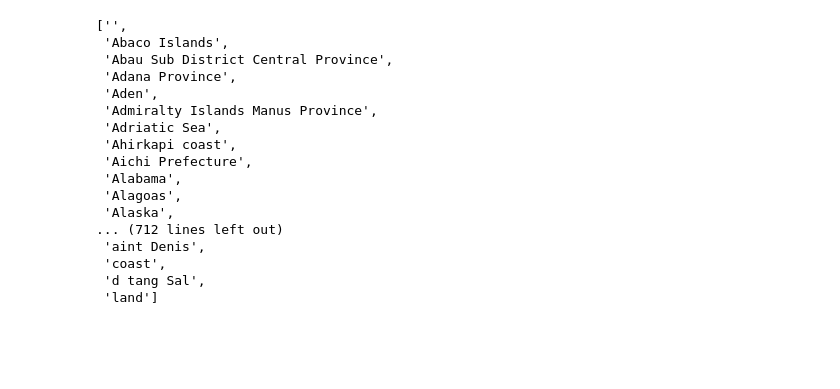
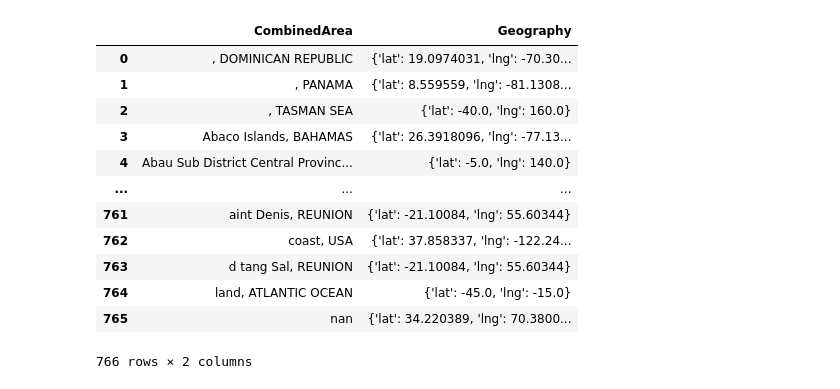
Before and after one commit to ajcipolle/sharkattack, a Jupyter notebook: speedCleaning.ipynb, the cells around one changed output. Cells and saved outputs as stored; diff of their text form; code cells hidden in the pictures; blank space fills up the shorter version.

```diff
--- a/speedCleaning.ipynb
+++ b/speedCleaning.ipynb
@@ -340,32 +339,18 @@ sharkAttacks = sharkAttacks.dropna(subset=['Area'])
 sharkAttacks['CleanArea'] = sharkAttacks.Area.apply(str)
 sharkAttacks.CleanArea = sharkAttacks.CleanArea.apply(clean_data)
 
-cleaned_areas_list = sharkAttacks.CleanArea.unique().tolist()
+df1 = sharkAttacks.CleanArea + ", " + sharkAttacks.Country
+
+df1 = df1.astype(str)
+
+cleaned_areas_list = df1.unique().tolist()
 cleaned_areas_list.sort()
-cleaned_areas_list
+# cleaned_areas_list
 
 
 # len(thing)
 # for t in thing:
 #     print(f'{t} coordinates')
-# %% [output]
-['',
- 'Abaco Islands',
- 'Abau Sub District Central Province',
- 'Adana Province',
- 'Aden',
- 'Admiralty Islands Manus Province',
- 'Adriatic Sea',
- 'Ahirkapi coast',
- 'Aichi Prefecture',
- 'Alabama',
- 'Alagoas',
- 'Alaska',
-... (712 lines left out)
- 'aint Denis',
- 'coast',
- 'd tang Sal',
- 'land']
 # %%
 # Reading in txt file
 file_data = open("loc_data.txt", "r")
@@ -387,3 +373,45 @@ for item in cleaned_areas_list:
 file = open("loc_data.txt","w")
 file.write( str(location_data) )
 file.close()
+# %%
+file_data = open("loc_data.txt", "r")
+data = file_data.read()
+
+data = eval(data)
+response_dict = {}
+for key, value in data.items():
+    if value:
+        response_dict[key] = value[0].get("geometry")
+
+# loc_df = pd.DataFrame(response_dict.items())
+loc_df.reset_index()
+
+loc_df.columns = ['CombinedArea', 'Geography']
+
+sharkAttacks["CombinedArea"] = sharkAttacks.CleanArea + ", " + sharkAttacks.Country
+
+# df.columns = ['a', 'b']
+
+# sharkAttacks
+
+# merged_df = pd.merge(sharkAttacks, loc_df, left_on='CleanArea', right_on='Area')
+merged_df = sharkAttacks.merge(loc_df, left_on=['CombinedArea'], right_on=['CombinedArea'], how='left')
+merged_df[['CombinedArea','Geography']]
+
+# sharkAttacks
+loc_df
+# loc_df
+# %% [output]
+|  | CombinedArea | Geography |
+| 0 | , DOMINICAN REPUBLIC | {'lat': 19.0974031, 'lng': -70.30... |
+| 1 | , PANAMA | {'lat': 8.559559, 'lng': -81.1308... |
+| 2 | , TASMAN SEA | {'lat': -40.0, 'lng': 160.0} |
+| 3 | Abaco Islands, BAHAMAS | {'lat': 26.3918096, 'lng': -77.13... |
+| 4 | Abau Sub District Central Provinc... | {'lat': -5.0, 'lng': 140.0} |
+| ... | ... | ... |
+| 761 | aint Denis, REUNION | {'lat': -21.10084, 'lng': 55.60344} |
+| 762 | coast, USA | {'lat': 37.858337, 'lng': -122.24... |
+| 763 | d tang Sal, REUNION | {'lat': -21.10084, 'lng': 55.60344} |
+| 764 | land, ATLANTIC OCEAN | {'lat': -45.0, 'lng': -15.0} |
+| 765 | nan | {'lat': 34.220389, 'lng': 70.3800... |
+766 rows × 2 columns
```
Also changed, not shown: parts of 17 cells of this notebook, 1 other file.
